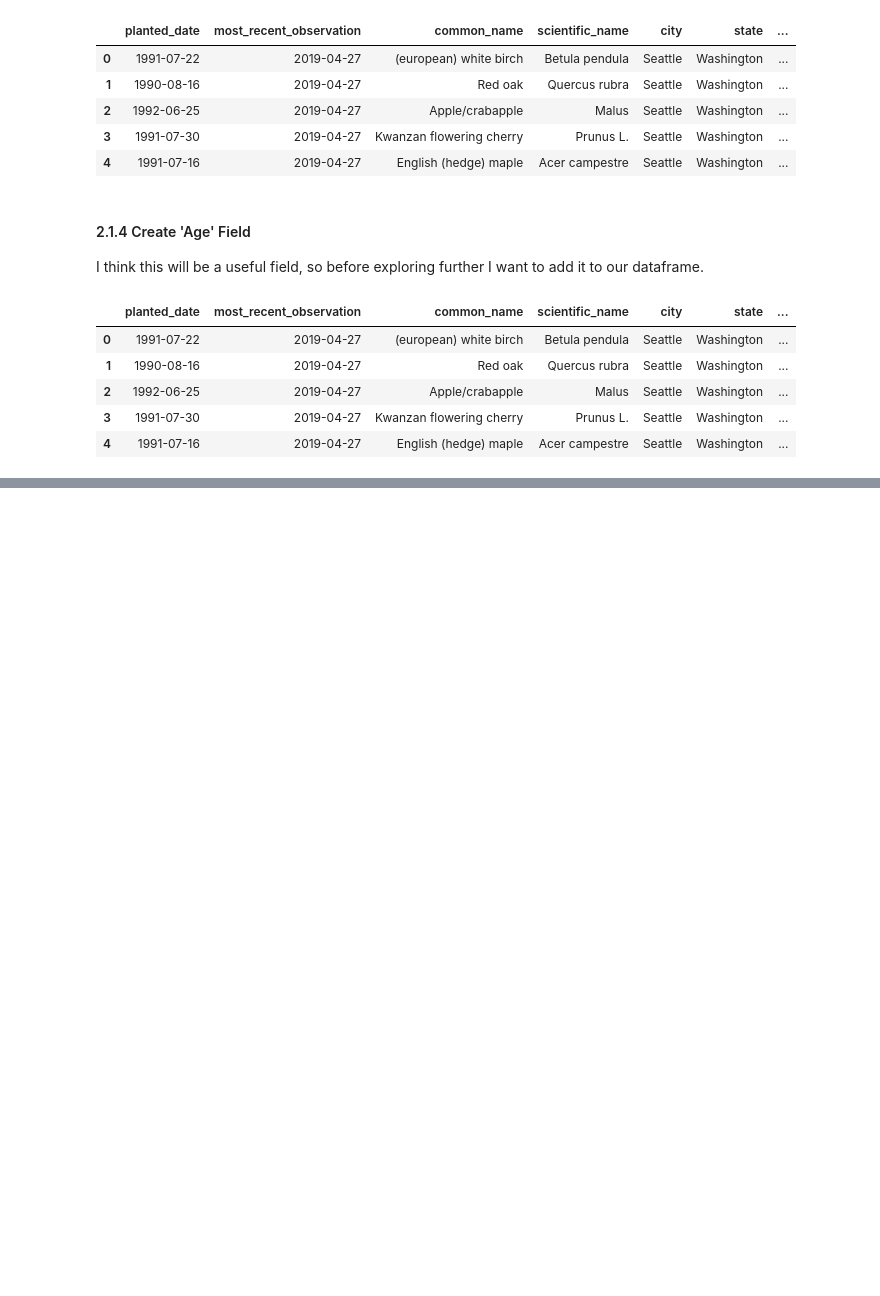
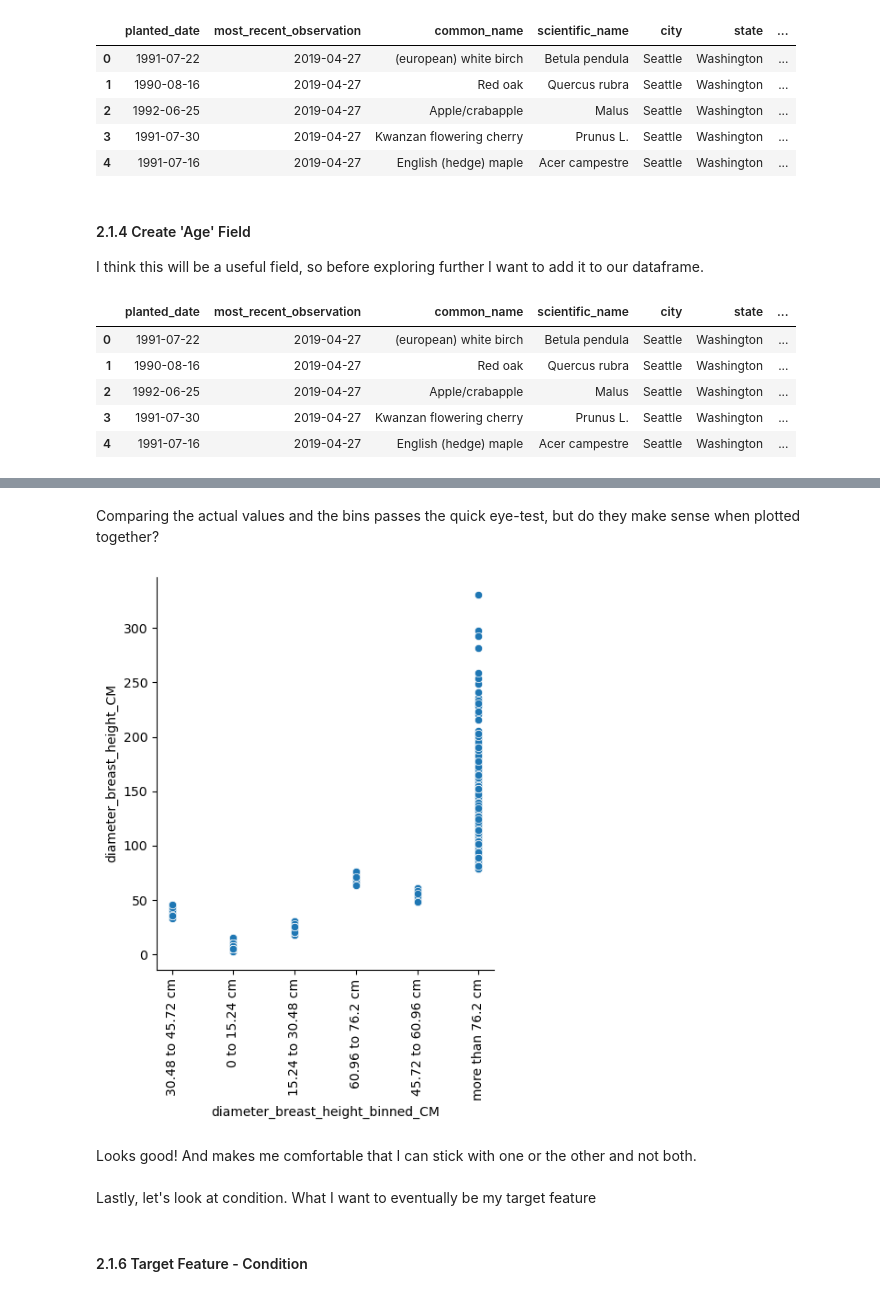
Before and after one commit to BrettlyCD/seattle-trees-project, a Jupyter notebook: 01_data_wrangling_st.ipynb, the cells around one changed output, grey strips where cells are left out. Saved outputs shown, nothing was run; the diff lists cells and outputs as text; code cells hidden in the pictures; blank space fills up the shorter version.

Commit message:
Continue exploring trees data.

```diff
--- a/01_data_wrangling_st.ipynb
+++ b/01_data_wrangling_st.ipynb
@@ -187,8 +187,8 @@ trees.head()
 #### 2.1.4 Create 'Age' Field
 I think this will be a useful field, so before exploring further I want to add it to our dataframe.
 # %%
-#Add a column with the age in days at the time of the most recent observation
-trees['age_at_obs'] = (trees['most_recent_observation'] - trees['planted_date']) / np.timedelta64(1, 'D')
+#Add a column with the age in years at the time of the most recent observation
+trees['age_at_obs'] = (trees['most_recent_observation'] - trees['planted_date']) / np.timedelta64(1, 'Y')
 # %%
 trees.head()
 # %% [output]
@@ -200,0 +298,15 @@ trees.head()
+# %% [markdown]
+Comparing the actual values and the bins passes the quick eye-test, but do they make sense when plotted together?
+# %%
+sns.relplot(x='diameter_breast_height_binned_CM', y='diameter_breast_height_CM', data=trees, kind='scatter')
+plt.xticks(rotation=90)
+plt.show()
+# %% [output]
+[figure, added]
+# %% [markdown]
+Looks good! And makes me comfortable that I can stick with one or the other and not both.
+\
+\
+Lastly, let's look at condition. What I want to eventually be my target feature
+# %% [markdown]
+#### 2.1.6 Target Feature - Condition
```
Also changed, not shown: parts of 27 cells of this notebook.
